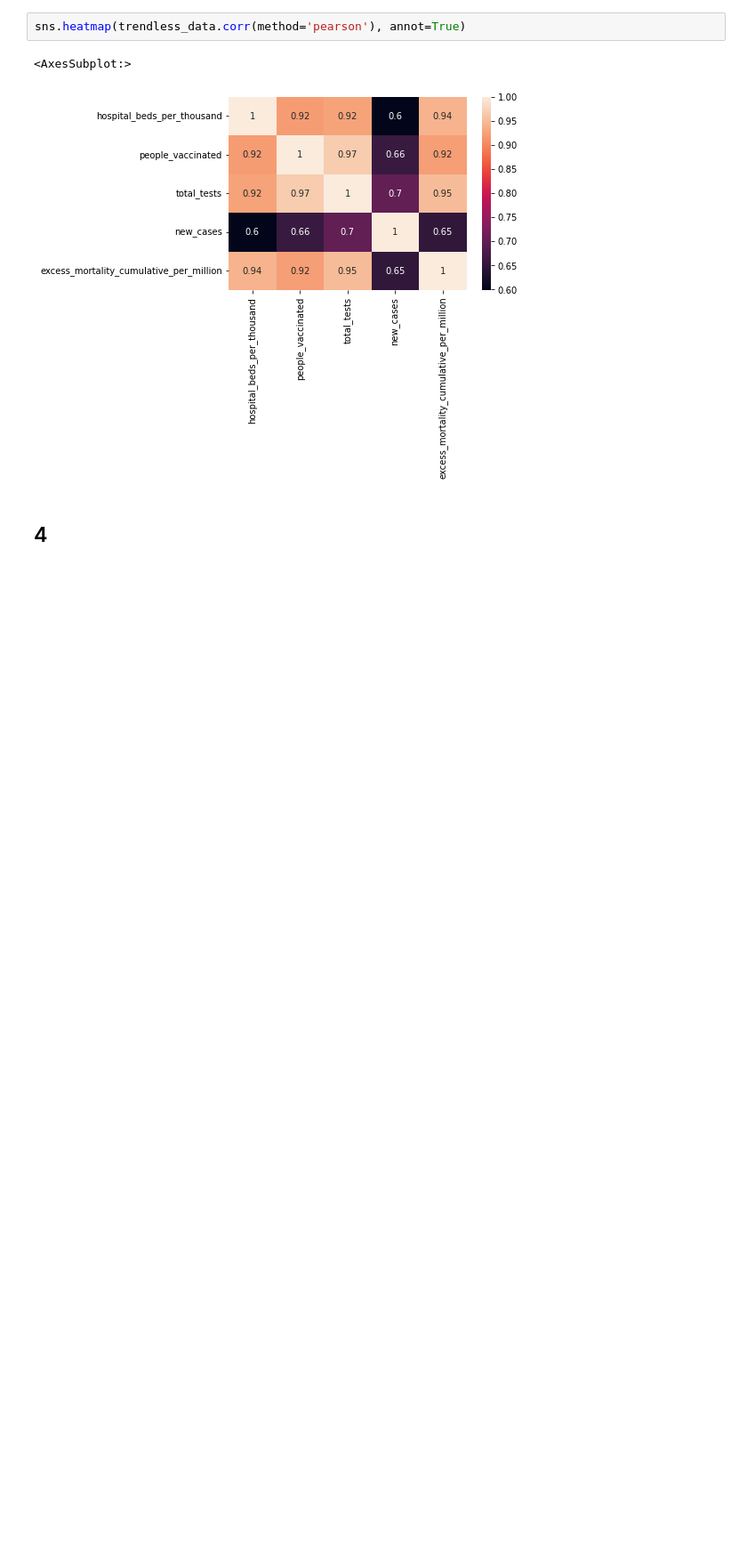
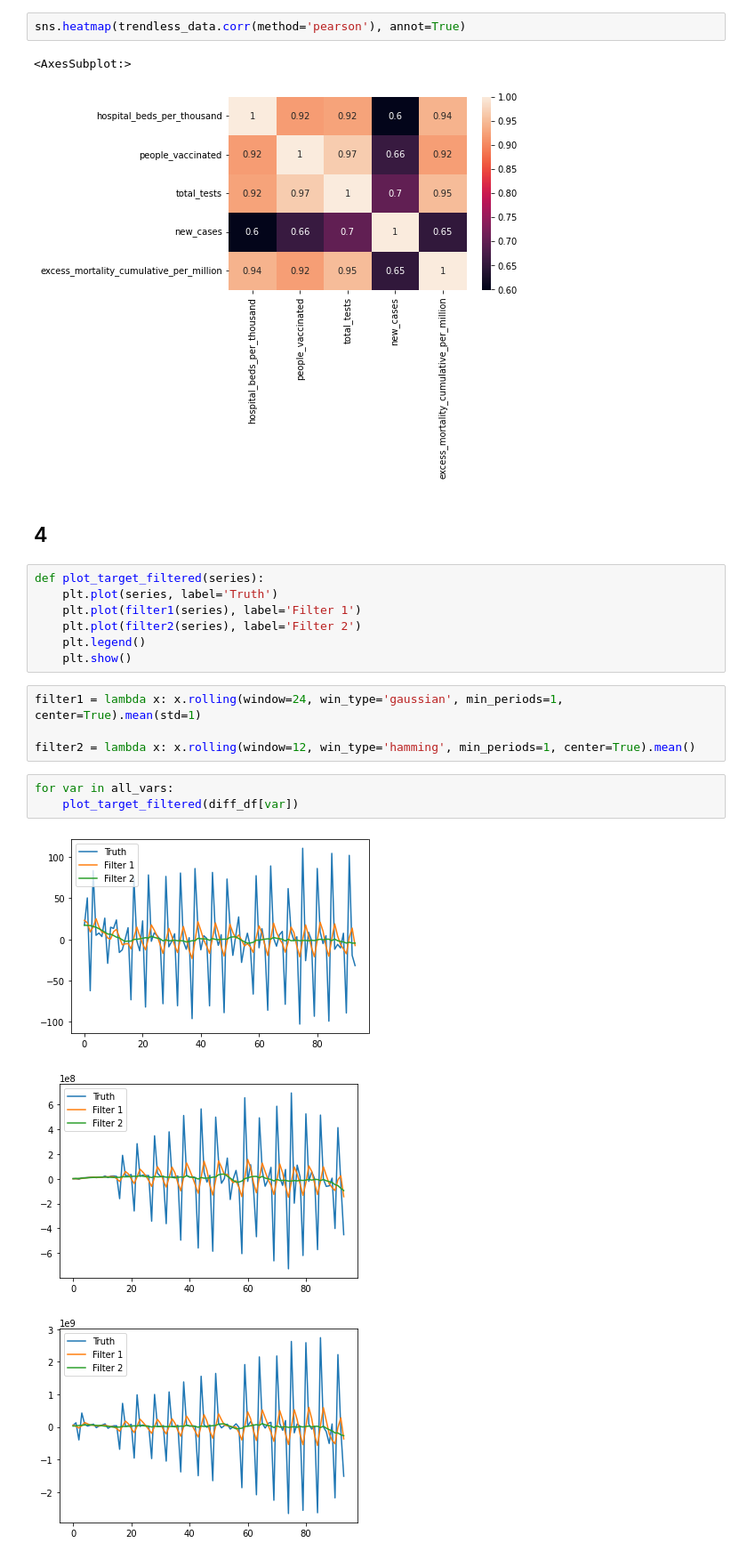
Before and after one commit to D3lph1/methods-and-models-for-multivariate-data-analysis, a Jupyter notebook: 4/notebook.ipynb, the cells around one changed output. Shown at 89% size. Saved outputs shown, nothing was run; the diff lists cells and outputs as text; blank space fills up the shorter version.

Commit message:
Noise filtering for 4th task

```diff
--- a/4/notebook.ipynb
+++ b/4/notebook.ipynb
@@ -238,3 +238,21 @@ sns.heatmap(trendless_data.corr(method='pearson'), annot=True)
 [figure]
 # %% [markdown]
 ## 4
+# %%
+def plot_target_filtered(series):
+    plt.plot(series, label='Truth')
+    plt.plot(filter1(series), label='Filter 1')
+    plt.plot(filter2(series), label='Filter 2')
+    plt.legend()
+    plt.show()
+# %%
+filter1 = lambda x: x.rolling(window=24, win_type='gaussian', min_periods=1, center=True).mean(std=1)
+
+filter2 = lambda x: x.rolling(window=12, win_type='hamming', min_periods=1, center=True).mean()
+# %%
+for var in all_vars:
+    plot_target_filtered(diff_df[var])
+# %% [output]
+[figure, added]
+[figure, added]
+[figure, added]
```
Also changed, not shown: parts of 1 cell of this notebook.
